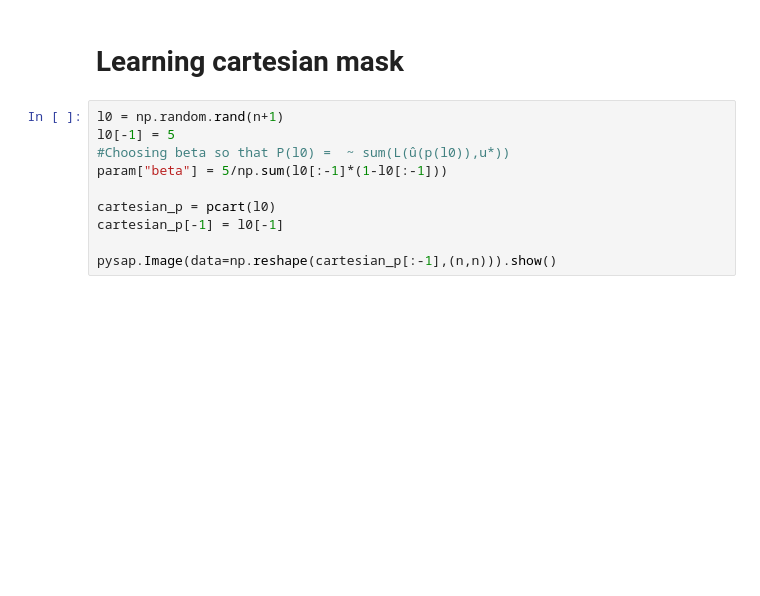
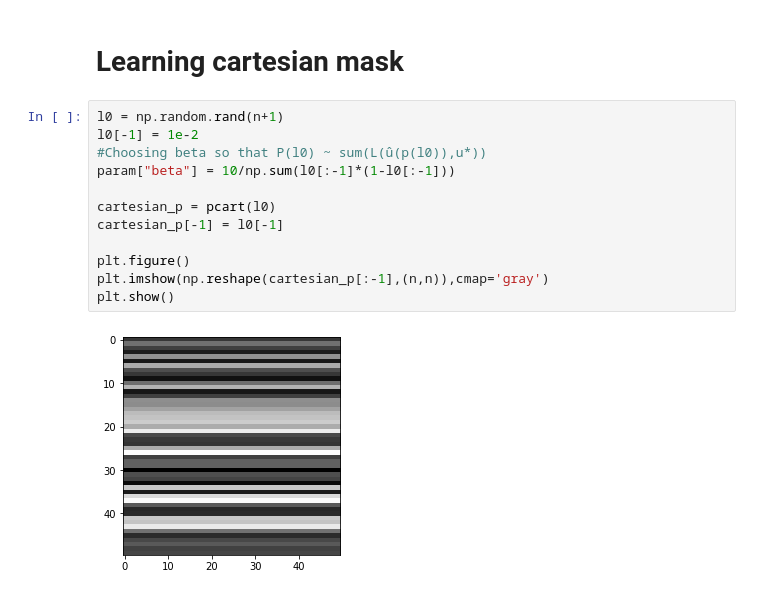
Before and after one commit to Biagig/Learning-Sampling-Pattern, a Jupyter notebook: Upper Level V2.ipynb, the cells around one changed output. Cells and saved outputs as stored; diff of their text form; blank space fills up the shorter version.

```diff
--- a/Upper Level V2.ipynb
+++ b/Upper Level V2.ipynb
@@ -175,14 +181,18 @@ Mean ssim ceiled mask:0.9475754788873073
 # Learning cartesian mask
 # %%
 l0 = np.random.rand(n+1)
-l0[-1] = 5
-#Choosing beta so that P(l0) =  ~ sum(L(û(p(l0)),u*))
-param["beta"] = 5/np.sum(l0[:-1]*(1-l0[:-1]))
+l0[-1] = 1e-2
+#Choosing beta so that P(l0) ~ sum(L(û(p(l0)),u*))
+param["beta"] = 10/np.sum(l0[:-1]*(1-l0[:-1]))
 
 cartesian_p = pcart(l0)
 cartesian_p[-1] = l0[-1]
 
-pysap.Image(data=np.reshape(cartesian_p[:-1],(n,n))).show()
+plt.figure()
+plt.imshow(np.reshape(cartesian_p[:-1],(n,n)),cmap='gray')
+plt.show()
+# %% [output]
+[figure, added]
 # %%
 lf,energy_upper,alphas = obj.optimize(mask_type = "cartesian" , l0=l0)
 # %% [output]
```
Also changed, not shown: parts of 17 cells of this notebook.
